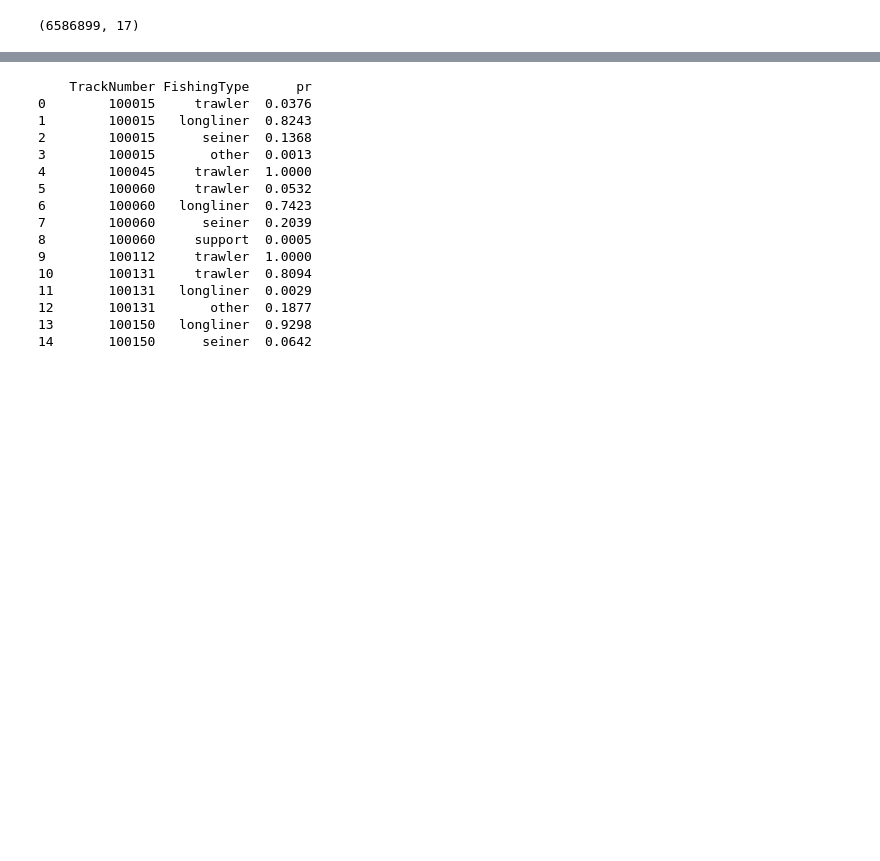
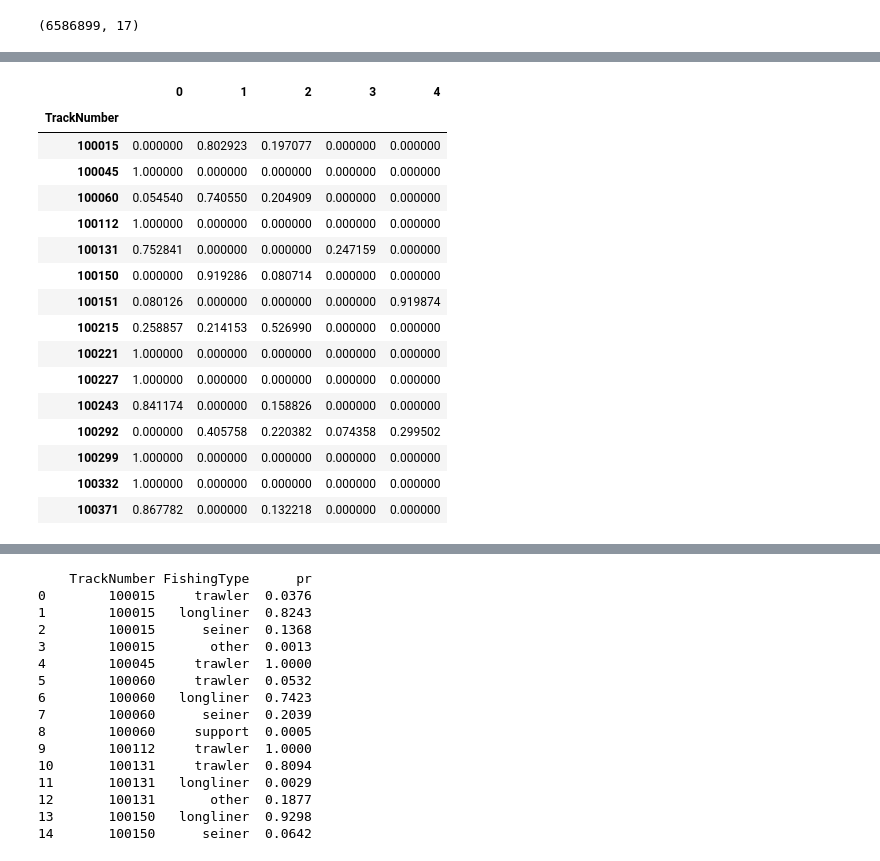
Before and after one commit to SorokinV/TopCoder-2017-08-FishMen2, a Jupyter notebook: Jupyter-NET/Fish-Exp-01-XGB.ipynb, the cells around one changed output, grey strips where cells are left out. Saved outputs shown, nothing was run; the diff lists cells and outputs as text; code cells hidden in the pictures; blank space fills up the shorter version.

```diff
--- a/Jupyter-NET/Fish-Exp-01-XGB.ipynb
+++ b/Jupyter-NET/Fish-Exp-01-XGB.ipynb
@@ -416,3 +407,11 @@ len(g2pred[g2pred<0.60])
+# %%
+#Построение train-решения через probs
+
+g100     = pd.DataFrame(pred_y, columns=['0','1','2','3','4']); g100.head(), g100.columns
+g100pred = g100.groupby(ppred.TrackNumber).sum(); g100pred.head()
+temp     = g100pred.sum(axis=1); temp.shape #, g100pred.shape; g100pred,temp.head()
+for nn in g100pred.columns : g100pred[nn] = np.round(g100pred[nn]/temp,6);
+g100pred.head()
 # %%
 # Готовим решение по test
 # %%
@@ -563,0 +569,31 @@ print len(g3pred[g3pred<0.60]), g2pred.prS.min(), g2pred.prS.max(), g2pred.prX.m
+# %%
+#Построение решение через probs
+
+g100     = pd.DataFrame(test_y, columns=['0','1','2','3','4']); g100.head(), g100.columns
+g100pred = g100.groupby(ppred.TrackNumber).sum(); g100pred.head()
+temp     = g100pred.sum(axis=1); temp.shape #, g100pred.shape; g100pred,temp.head()
+for nn in g100pred.columns : g100pred[nn] = np.round(g100pred[nn]/temp,6);
+if 1 :
+    for nn in g100pred.columns : g100pred[nn][g100pred[nn]<=0.05] = 0.0;
+    temp     = g100pred.sum(axis=1); temp.shape #, g100pred.shape; g100pred,temp.head()
+    for nn in g100pred.columns : g100pred[nn] = np.round(g100pred[nn]/temp,6);
+
+g100pred.head(15)
+# %% [output]
+|  | 0 | 1 | 2 | 3 | 4 |
+| TrackNumber |  |  |  |  |  |
+| 100015 | 0.000000 | 0.802923 | 0.197077 | 0.000000 | 0.000000 |
+| 100045 | 1.000000 | 0.000000 | 0.000000 | 0.000000 | 0.000000 |
+| 100060 | 0.054540 | 0.740550 | 0.204909 | 0.000000 | 0.000000 |
+| 100112 | 1.000000 | 0.000000 | 0.000000 | 0.000000 | 0.000000 |
+| 100131 | 0.752841 | 0.000000 | 0.000000 | 0.247159 | 0.000000 |
+| 100150 | 0.000000 | 0.919286 | 0.080714 | 0.000000 | 0.000000 |
+| 100151 | 0.080126 | 0.000000 | 0.000000 | 0.000000 | 0.919874 |
+| 100215 | 0.258857 | 0.214153 | 0.526990 | 0.000000 | 0.000000 |
+| 100221 | 1.000000 | 0.000000 | 0.000000 | 0.000000 | 0.000000 |
+| 100227 | 1.000000 | 0.000000 | 0.000000 | 0.000000 | 0.000000 |
+| 100243 | 0.841174 | 0.000000 | 0.158826 | 0.000000 | 0.000000 |
+| 100292 | 0.000000 | 0.405758 | 0.220382 | 0.074358 | 0.299502 |
+| 100299 | 1.000000 | 0.000000 | 0.000000 | 0.000000 | 0.000000 |
+| 100332 | 1.000000 | 0.000000 | 0.000000 | 0.000000 | 0.000000 |
+| 100371 | 0.867782 | 0.000000 | 0.132218 | 0.000000 | 0.000000 |
```
Also changed, not shown: parts of 15 cells of this notebook, 1 other file.
